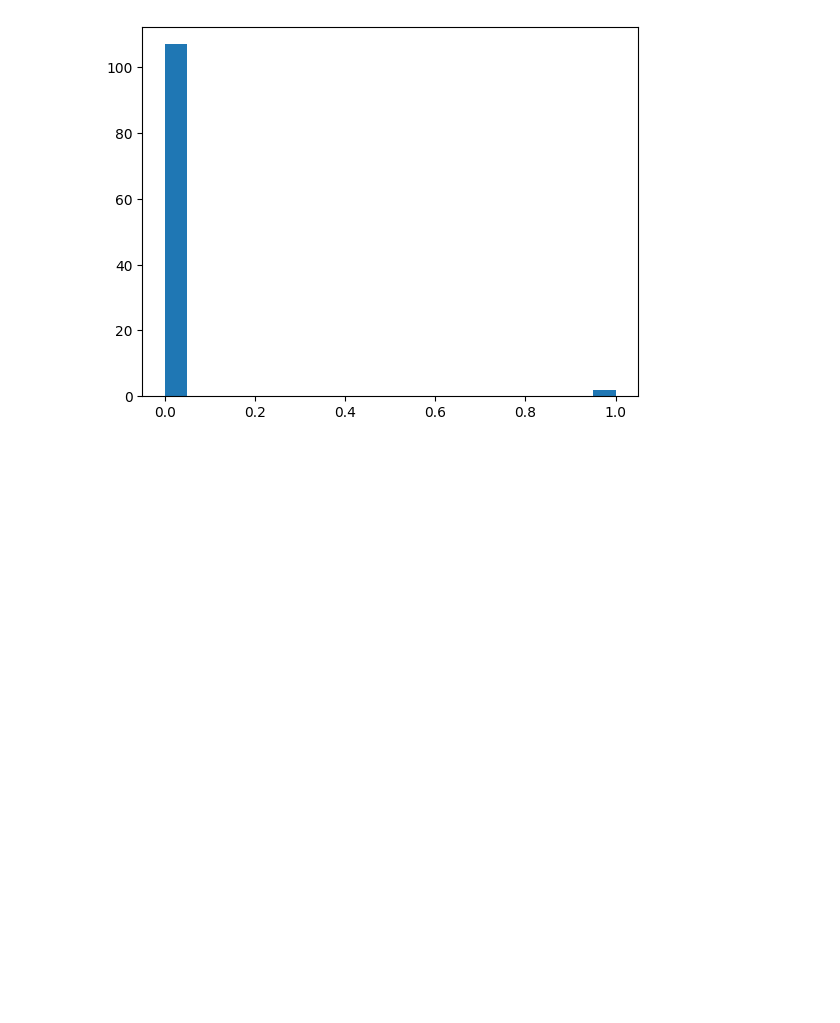
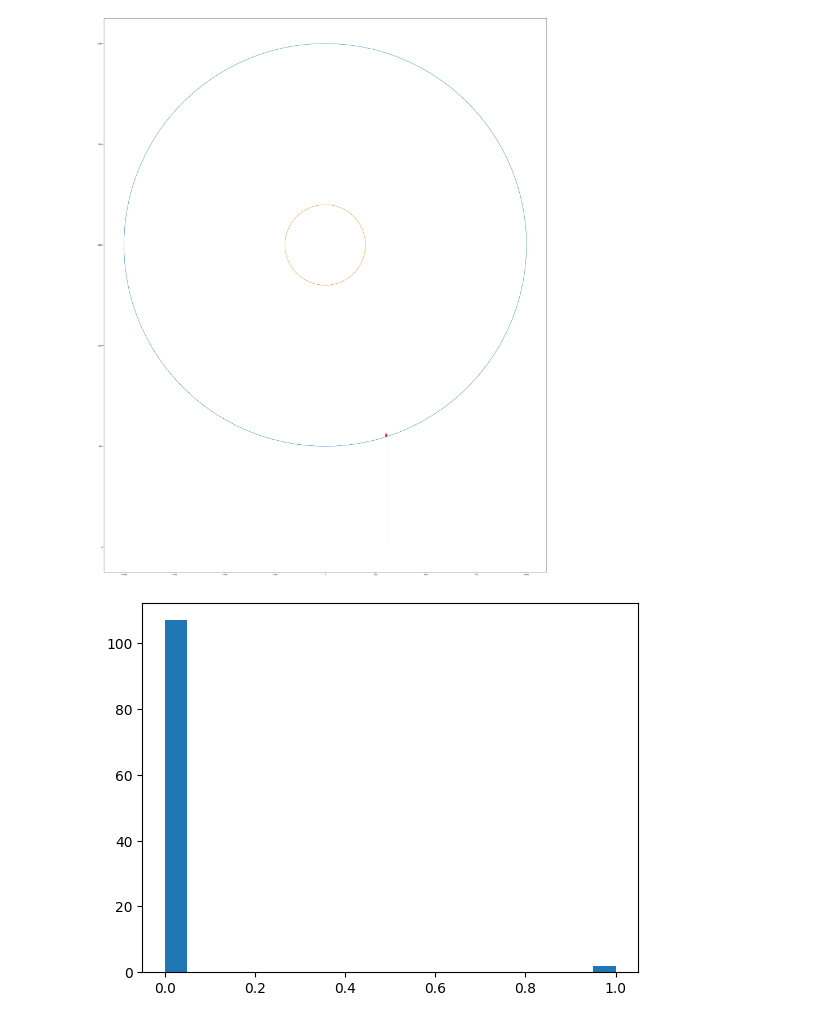
Before and after one commit to Olmichu22/Proyecto-DM-Master-Tecnologia-Fisica, a Jupyter notebook: final_test.ipynb, the cells around one changed output. Drawn from its saved outputs; the diff is of its cells as text; code cells hidden in the pictures; blank space fills up the shorter version.

```diff
--- a/final_test.ipynb
+++ b/final_test.ipynb
@@ -344,4 +261,8 @@ Fotones absorbidos:  109
 Fotones total:  1000
+# %%
+draw_fotones_hist(error_foton, estructuras)
+# %% [output]
+[figure, added]
 # %%
 rebotes = []
 for f in fotones_absorbidos:
```
Also changed, not shown: parts of 6 cells of this notebook, 3 other files.
